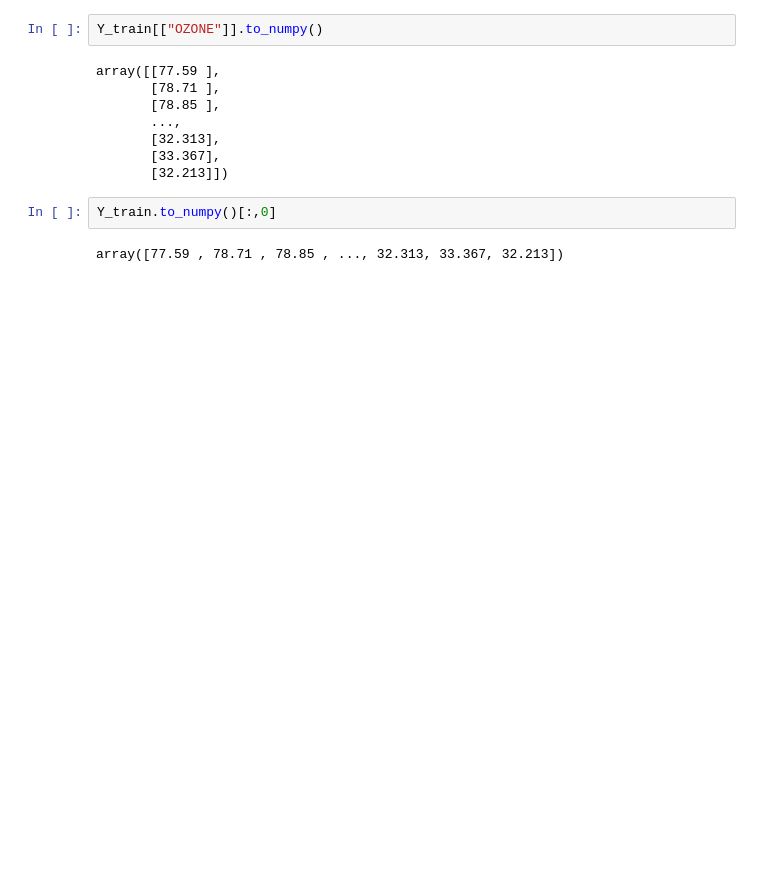
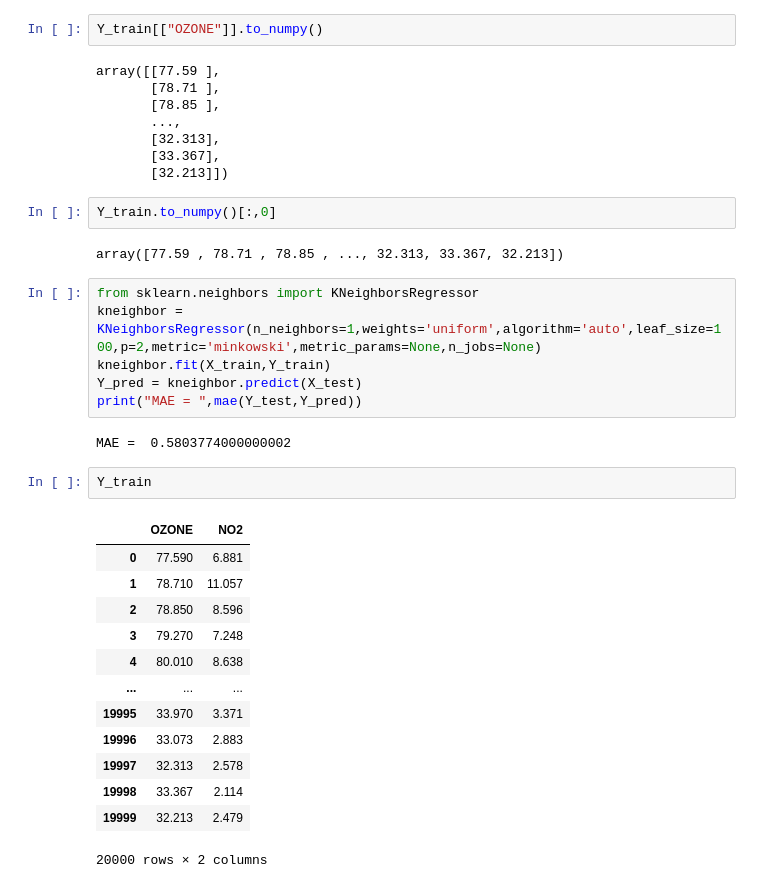
Before and after one commit to ayushpatel191/Intro.-to-ML, a Jupyter notebook: my_submit.ipynb, the cells around one changed output. Drawn from its saved outputs; the diff is of its cells as text; blank space fills up the shorter version.

```diff
--- a/my_submit.ipynb
+++ b/my_submit.ipynb
@@ -137,3 +140,27 @@ array([[77.59 ],
 Y_train.to_numpy()[:,0]
 # %% [output]
 array([77.59 , 78.71 , 78.85 , ..., 32.313, 33.367, 32.213])
+# %%
+from sklearn.neighbors import KNeighborsRegressor
+kneighbor = KNeighborsRegressor(n_neighbors=1,weights='uniform',algorithm='auto',leaf_size=100,p=2,metric='minkowski',metric_params=None,n_jobs=None)
+kneighbor.fit(X_train,Y_train)
+Y_pred = kneighbor.predict(X_test)
+print("MAE = ",mae(Y_test,Y_pred))
+# %% [output]
+MAE =  0.5803774000000002
+# %%
+Y_train
+# %% [output]
+|  | OZONE | NO2 |
+| 0 | 77.590 | 6.881 |
+| 1 | 78.710 | 11.057 |
+| 2 | 78.850 | 8.596 |
+| 3 | 79.270 | 7.248 |
+| 4 | 80.010 | 8.638 |
+| ... | ... | ... |
+| 19995 | 33.970 | 3.371 |
+| 19996 | 33.073 | 2.883 |
+| 19997 | 32.313 | 2.578 |
+| 19998 | 33.367 | 2.114 |
+| 19999 | 32.213 | 2.479 |
+20000 rows × 2 columns
```
Also changed, not shown: parts of 9 cells of this notebook.
